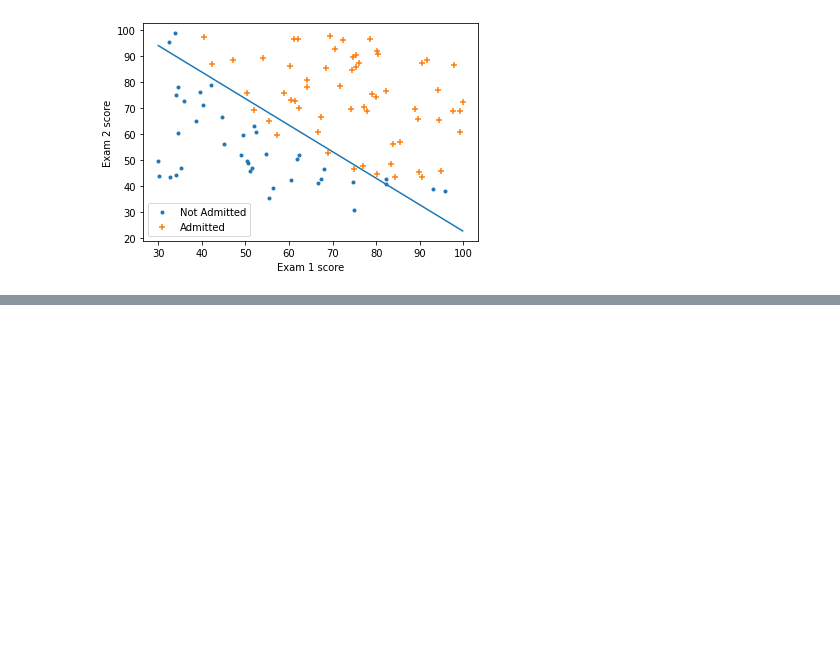
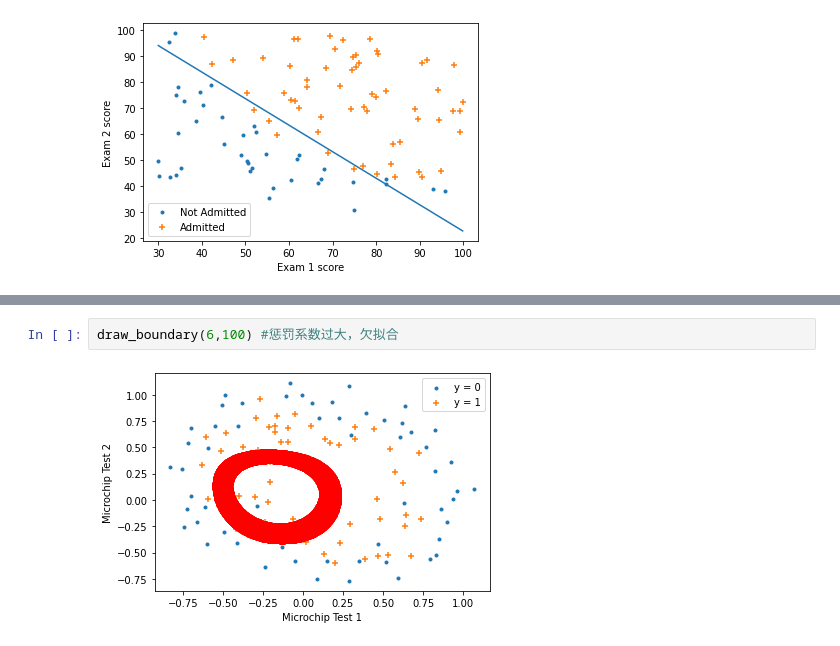
Before and after one commit to Chenyanzhan/MachineLeaarning-Andrew-Ng, a Jupyter notebook: ex2-LogisticRegression/LogisticRegression.ipynb, the cells around one changed output, grey strips where cells are left out. Drawn from its saved outputs; the diff is of its cells as text; blank space fills up the shorter version.

```diff
--- a/ex2-LogisticRegression/LogisticRegression.ipynb
+++ b/ex2-LogisticRegression/LogisticRegression.ipynb
@@ -98,0 +255,4 @@ plotData(filePath,train=True,theta=bestTheta)
+# %%
+draw_boundary(6,100) #惩罚系数过大，欠拟合
+# %% [output]
+[figure, added]
```
Also changed, not shown: parts of 13 cells of this notebook, 1 other file.
